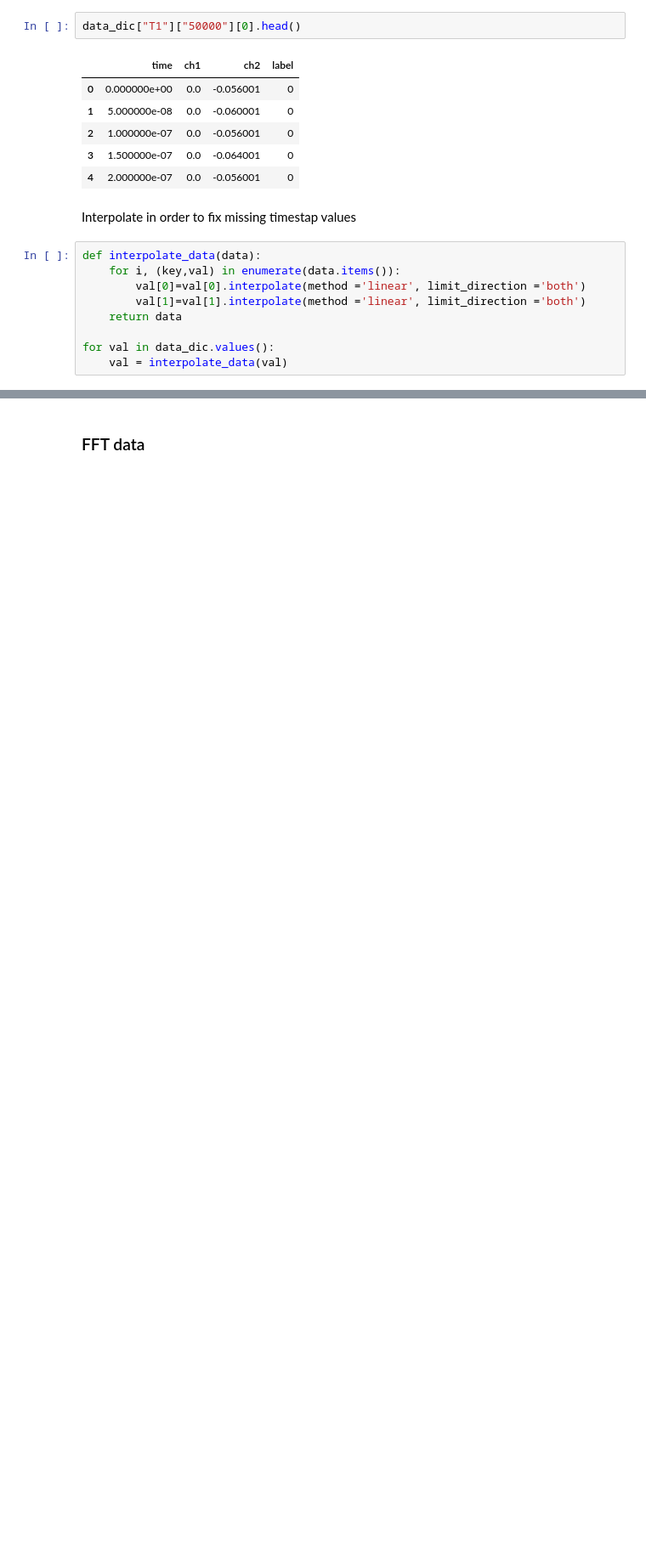
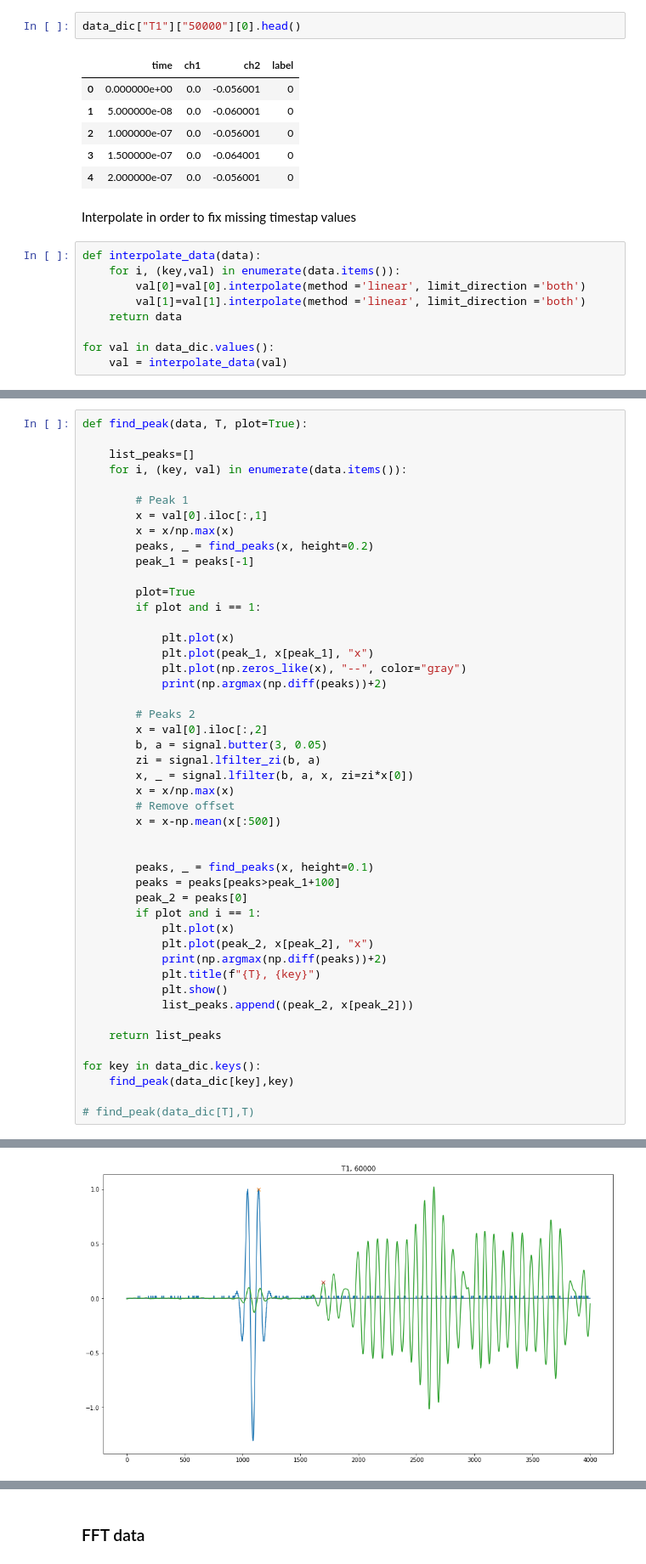
Before and after one commit to nikolaikk/Challenge, a Jupyter notebook: phm_challenge.ipynb, the cells around one changed output, grey strips where cells are left out. Shown: that part at 85% size. Cells and saved outputs as stored; diff of their text form; blank space fills up the shorter version.

```diff
--- a/phm_challenge.ipynb
+++ b/phm_challenge.ipynb
@@ -181,0 +195,48 @@ plot_T(data_dic[T], sample = 1)
+# %%
+def find_peak(data, T, plot=True):
+
+    list_peaks=[]
+    for i, (key, val) in enumerate(data.items()):
+
+        # Peak 1
+        x = val[0].iloc[:,1]
+        x = x/np.max(x)
+        peaks, _ = find_peaks(x, height=0.2)
+        peak_1 = peaks[-1]
+
+        plot=True
+        if plot and i == 1:
+
+            plt.plot(x)
+            plt.plot(peak_1, x[peak_1], "x")
+            plt.plot(np.zeros_like(x), "--", color="gray")
+            print(np.argmax(np.diff(peaks))+2)
+
+        # Peaks 2
+        x = val[0].iloc[:,2]
+        b, a = signal.butter(3, 0.05)
+        zi = signal.lfilter_zi(b, a)
+        x, _ = signal.lfilter(b, a, x, zi=zi*x[0])
+        x = x/np.max(x)
+        # Remove offset
+        x = x-np.mean(x[:500])
+
+
+        peaks, _ = find_peaks(x, height=0.1)
+        peaks = peaks[peaks>peak_1+100]
+        peak_2 = peaks[0]
+        if plot and i == 1:
+            plt.plot(x)
+            plt.plot(peak_2, x[peak_2], "x")
+            print(np.argmax(np.diff(peaks))+2)
+            plt.title(f"{T}, {key}")
+            plt.show()
+            list_peaks.append((peak_2, x[peak_2]))
+
+    return list_peaks
+
+for key in data_dic.keys():
+    find_peak(data_dic[key],key)
+
+# find_peak(data_dic[T],T)
+# %% [output]
@@ -181,0 +245 @@ plot_T(data_dic[T], sample = 1)
+[figure, added]
```
Also changed, not shown: parts of 3 cells of this notebook, 4 other files.
